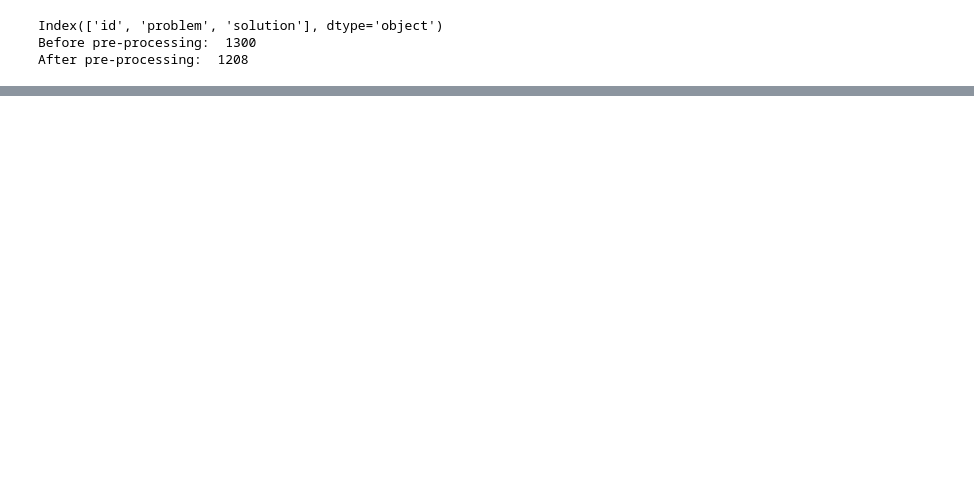
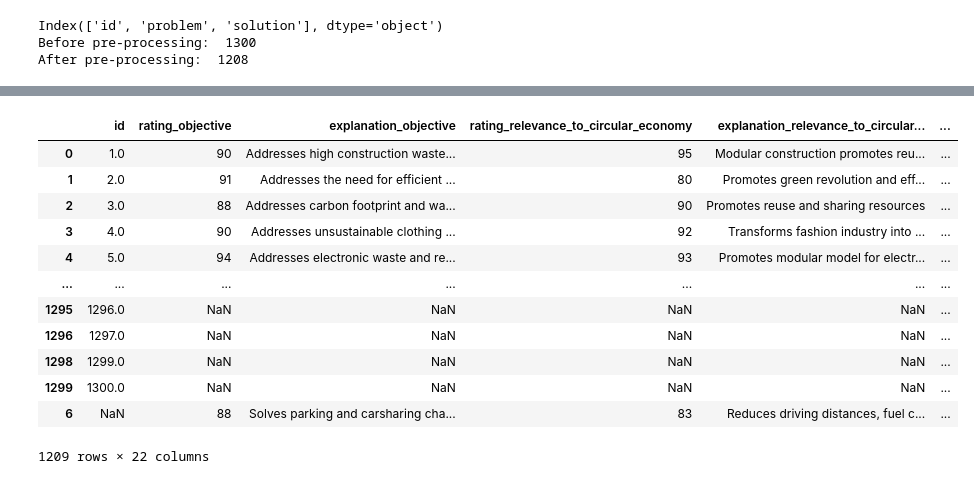
Before and after one commit to johri-lab/GenAIJudge, a Jupyter notebook: AIEarthHack.ipynb, the cells around one changed output, grey strips where cells are left out. Cells and saved outputs as stored; diff of their text form; code cells hidden in the pictures; blank space fills up the shorter version.

```diff
--- a/AIEarthHack.ipynb
+++ b/AIEarthHack.ipynb
@@ -59,9 +59,9 @@ max_bullet = 5
 key_features = "objective, relevance_to_circular_economy, feasibility, impact, technical_complexity, innovation, sustainability, market_potential, competitive_landscape, cost-effectiveness"
 dict_keys = "'rating_objective', 'rating_relevance_to_circular_economy', 'rating_feasibility', 'rating_impact', 'rating_technical_complexity', 'rating_innovation', 'rating_sustainability', 'rating_market_potential', 'rating_competitive_landscape', 'rating_cost-effectiveness', 'explanation_objective', 'explanation_relevance_to_circular_economy', 'explanation_feasibility', 'explanation_impact', 'explanation_technical_complexity', 'explanation_innovation', 'explanation_sustainability', 'explanation_market_potential', 'explanation_competitive_landscape', 'explanation_cost-effectiveness'"
 df_final = pd.DataFrame()
-n = 10
+n = 5
 
-for inx in range(0, 50, n):
+for inx in range(0, 10, n):
     proposals = ""
     selected_df = df[inx:inx+n]
     for inx, row in selected_df.iterrows():
@@ -139,3 +151,18 @@ df_final
 # %%
 result_df = pd.concat([df[['id']], df_final], axis=1)
-result_df.to_csv("result.csv")
+# result_df.to_csv("result.csv")
+result_df
+# %% [output]
+|  | id | rating_objective | explanation_objective | rating_relevance_to_circular_economy | explanation_relevance_to_circular... | ... |
+| 0 | 1.0 | 90 | Addresses high construction waste... | 95 | Modular construction promotes reu... | ... |
+| 1 | 2.0 | 91 | Addresses the need for efficient ... | 80 | Promotes green revolution and eff... | ... |
+| 2 | 3.0 | 88 | Addresses carbon footprint and wa... | 90 | Promotes reuse and sharing resources | ... |
+| 3 | 4.0 | 90 | Addresses unsustainable clothing ... | 92 | Transforms fashion industry into ... | ... |
+| 4 | 5.0 | 94 | Addresses electronic waste and re... | 93 | Promotes modular model for electr... | ... |
+| ... | ... | ... | ... | ... | ... | ... |
+| 1295 | 1296.0 | NaN | NaN | NaN | NaN | ... |
+| 1296 | 1297.0 | NaN | NaN | NaN | NaN | ... |
+| 1298 | 1299.0 | NaN | NaN | NaN | NaN | ... |
+| 1299 | 1300.0 | NaN | NaN | NaN | NaN | ... |
+| 6 | NaN | 88 | Solves parking and carsharing cha... | 83 | Reduces driving distances, fuel c... | ... |
+1209 rows × 22 columns
```
Also changed, not shown: parts of 1 cell of this notebook.
